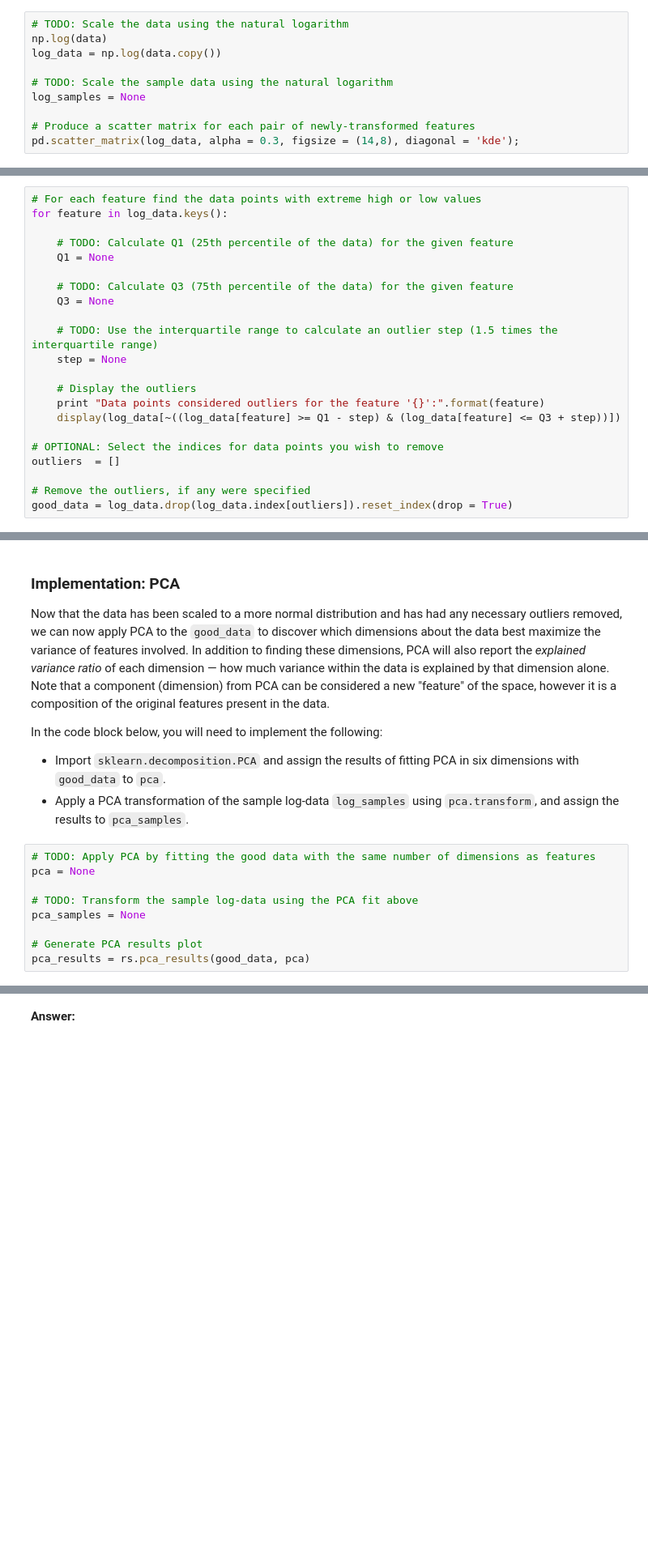
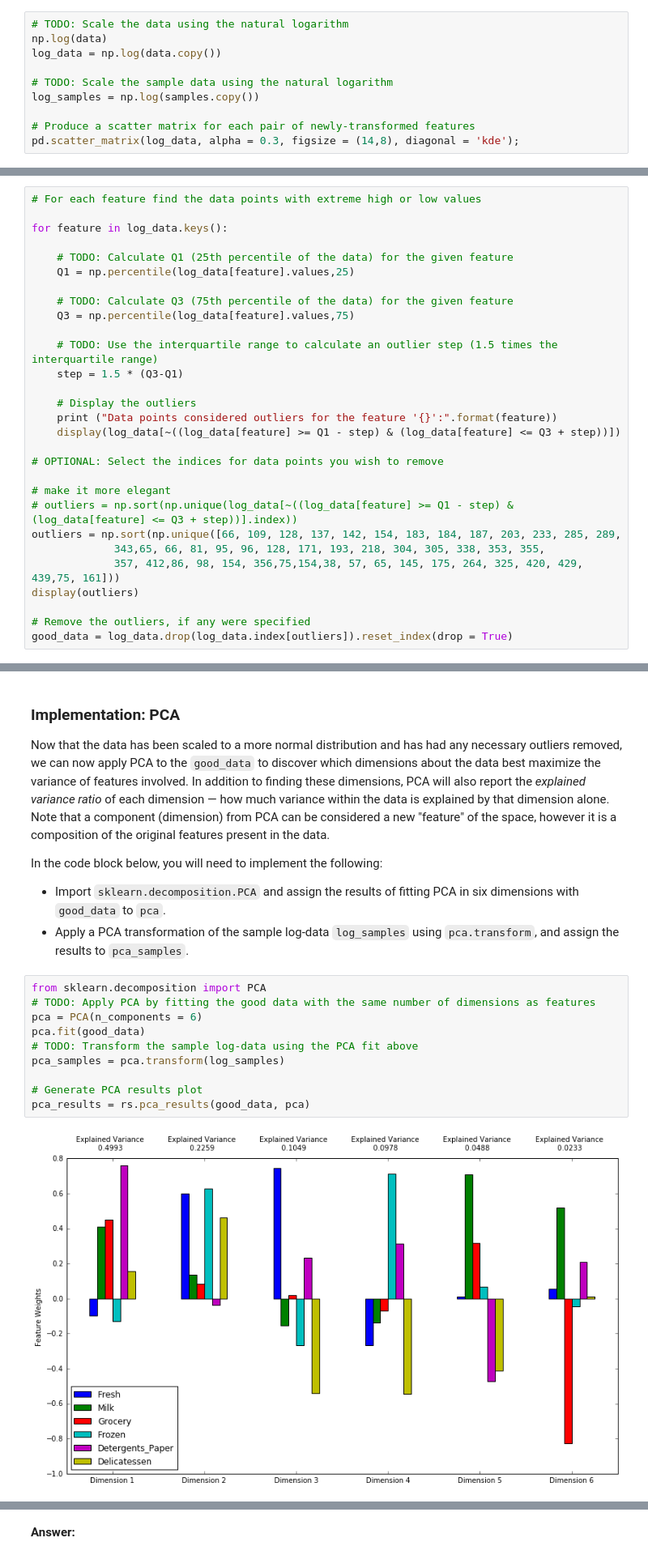
Before and after one commit to nudigamma/machine-learning-projects, a Jupyter notebook: projects/creating_customer_segments/customer_segments.ipynb, the cells around one changed output, grey strips where cells are left out. Shown: that part at 81% size. Drawn from its saved outputs; the diff is of its cells as text; blank space fills up the shorter version.

```diff
--- a/projects/creating_customer_segments/customer_segments.ipynb
+++ b/projects/creating_customer_segments/customer_segments.ipynb
@@ -182,7 +175,7 @@ np.log(data)
 log_data = np.log(data.copy())
 
 # TODO: Scale the sample data using the natural logarithm
-log_samples = None
+log_samples = np.log(samples.copy())
 
 # Produce a scatter matrix for each pair of newly-transformed features
 pd.scatter_matrix(log_data, alpha = 0.3, figsize = (14,8), diagonal = 'kde');
@@ -210,23 +208,30 @@ In the code block below, you will need to implement the following:
 Once you have performed this implementation, the dataset will be stored in the variable `good_data`.
 # %%
 # For each feature find the data points with extreme high or low values
+
 for feature in log_data.keys():
 
     # TODO: Calculate Q1 (25th percentile of the data) for the given feature
-    Q1 = None
+    Q1 = np.percentile(log_data[feature].values,25)
 
     # TODO: Calculate Q3 (75th percentile of the data) for the given feature
-    Q3 = None
+    Q3 = np.percentile(log_data[feature].values,75)
 
     # TODO: Use the interquartile range to calculate an outlier step (1.5 times the interquartile range)
-    step = None
+    step = 1.5 * (Q3-Q1)
 
     # Display the outliers
-    print "Data points considered outliers for the feature '{}':".format(feature)
+    print ("Data points considered outliers for the feature '{}':".format(feature))
     display(log_data[~((log_data[feature] >= Q1 - step) & (log_data[feature] <= Q3 + step))])
 
 # OPTIONAL: Select the indices for data points you wish to remove
-outliers  = []
+
+# make it more elegant
+# outliers = np.sort(np.unique(log_data[~((log_data[feature] >= Q1 - step) & (log_data[feature] <= Q3 + step))].index))
+outliers = np.sort(np.unique([66, 109, 128, 137, 142, 154, 183, 184, 187, 203, 233, 285, 289,
+             343,65, 66, 81, 95, 96, 128, 171, 193, 218, 304, 305, 338, 353, 355,
+             357, 412,86, 98, 154, 356,75,154,38, 57, 65, 145, 175, 264, 325, 420, 429, 439,75, 161]))
+display(outliers)
 
 # Remove the outliers, if any were specified
 good_data = log_data.drop(log_data.index[outliers]).reset_index(drop = True)
@@ -247,14 +318,17 @@ In the code block below, you will need to implement the following:
  - Import `sklearn.decomposition.PCA` and assign the results of fitting PCA in six dimensions with `good_data` to `pca`.
  - Apply a PCA transformation of the sample log-data `log_samples` using `pca.transform`, and assign the results to `pca_samples`.
 # %%
+from sklearn.decomposition import PCA
 # TODO: Apply PCA by fitting the good data with the same number of dimensions as features
-pca = None
-
+pca = PCA(n_components = 6)
+pca.fit(good_data)
 # TODO: Transform the sample log-data using the PCA fit above
-pca_samples = None
+pca_samples = pca.transform(log_samples)
 
 # Generate PCA results plot
 pca_results = rs.pca_results(good_data, pca)
+# %% [output]
+[figure, added]
 # %% [markdown]
 ### Question 5
 *How much variance in the data is explained* ***in total*** *by the first and second principal component? What about the first four principal components? Using the visualization provided above, discuss what the first four dimensions best represent in terms of customer spending.*
```
Also changed, not shown: parts of 10 cells of this notebook.
